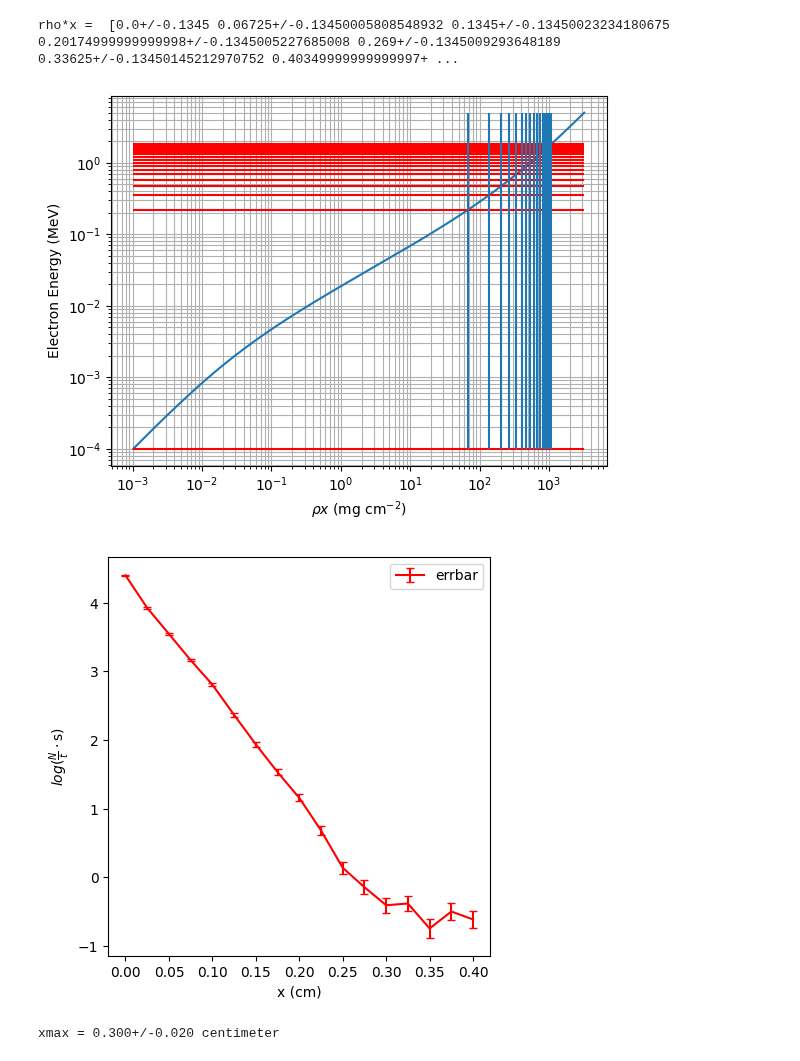
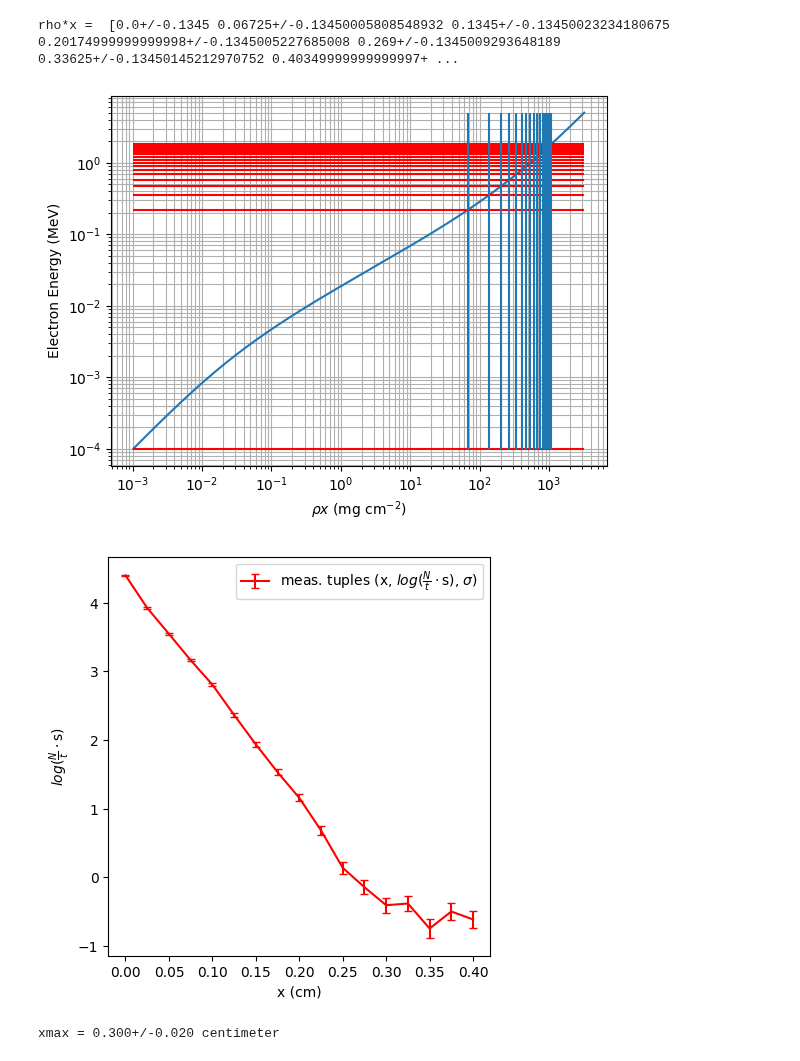
Before and after one commit to dominikrosser/praktikum_p1, a Jupyter notebook: 41_BetaDecay/beta_decay_4.ipynb, the cells around one changed output. Saved outputs shown, nothing was run; the diff lists cells and outputs as text; code cells hidden in the pictures.

```diff
--- a/41_BetaDecay/beta_decay_4.ipynb
+++ b/41_BetaDecay/beta_decay_4.ipynb
@@ -118,18 +122,25 @@ rho_x_mg_per_cmsq = rho_x * (units.milligram / units.gram * 1000)
 
 # E(rho*x) Energieverlust
 Energies, Energies_sig = Approx_E_of_px(extr_values(rho_x_mg_per_cmsq), np.zeros(len(rho_x_mg_per_cmsq)))
-u_Energies = np.array([u.ufloat(Energies[i], Energies_sig[i]) for i in range(0, len(Energies))]) * units.parse_units('MeV')
+u_Energies = np.array([u.ufloat(Energies[i], Energies_sig[i]) for i in range(0, len(Energies))]) * units.MeV
 
 # u_x: np.array(u.ufloat) * ureq.unit{optional}
 # u_y: np.array(u.ufloat) * ureq.unit{optional}
 def graph_1(u_x, u_y,
     xlabel='xlabel', ylabel='ylabel', legloc='upper left',
-    do_linfit=False
+    do_linfit=False,
+    y_axis_log=False, x_axis_log=False,
+    figsize=(12*cm, 12*cm)
 ):
-    fig, ax = plt.subplots(1,1,figsize=(12*cm, 12*cm))
+    fig, ax = plt.subplots(1,1,figsize=figsize)
 
     # Extract values and uncertainties from uncertainty arrays
     X, Y, sig_Y = extr_values(u_x), extr_values(u_y), extr_sig(u_y)
+
+    if y_axis_log:
+        ax.set_yscale("log")
+    if x_axis_log:
+        ax.set_xscale("log")
 
     if do_linfit:
         fit_result = scipy.stats.linregress(X, Y)
@@ -144,37 +155,37 @@ def graph_1(u_x, u_y,
             'b--', label=r'm{}+b = ({:.1u}){} + ({:.1uP})'.format(xlabel, u_Slope, xlabel, u_Intercept))
 
     #ax.plot(x_axis_spaced, result.slope*x_axis_spaced + result.intercept, 'r--', label='label')
-    ax.errorbar(X, Y, yerr=sig_Y, linestyle='-', color='red', capsize=3, label='errbar')
+    ax.errorbar(X, Y, yerr=sig_Y, linestyle='-', color='red', capsize=3, label='meas. tuples ({}, {}, {})'.format(xlabel, ylabel, r'$\sigma$'))
 
     # Pretty print units
     units.setup_matplotlib(True)
     if hasattr(u_x, 'units'):
         ax.xaxis.set_units(u_x.units)
         ax.set_xlabel("{} ({:~P})".format(xlabel, u_x.units))
     else:
         ax.set_xlabel(xlabel)
     if hasattr(u_y, 'units'):
         ax.yaxis.set_units(u_y.units)
         ax.set_ylabel("{} ({:~P})".format(ylabel, u_y.units))
     else:
         ax.set_ylabel(ylabel)
 
     ax.legend(loc=legloc)
     plt.tight_layout()
     plt.savefig('graph1.png', dpi=500)
     plt.show()
 
     if do_linfit:
         return u_Slope, u_Intercept
 
 
 graph_1(u_x_cm, u_lnNt,
     xlabel="x", ylabel=r'$log(\frac{N}{t}\cdot\mathrm{s})$',
     legloc='upper right')
 # %% [output]
 rho*x =  [0.0+/-0.1345 0.06725+/-0.13450005808548932 0.1345+/-0.13450023234180675 0.20174999999999998+/-0.1345005227685008 0.269+/-0.1345009293648189 0.33625+/-0.13450145212970752 0.40349999999999997+ ...
 [figure]
-[figure, old version]
+[figure, new version]
 # %%
 x_max = u.ufloat(0.30, 0.02) * units.centimeter
 print("xmax = {:.2u}".format(x_max))
```
Also changed, not shown: parts of 8 cells of this notebook, 1 other file.
